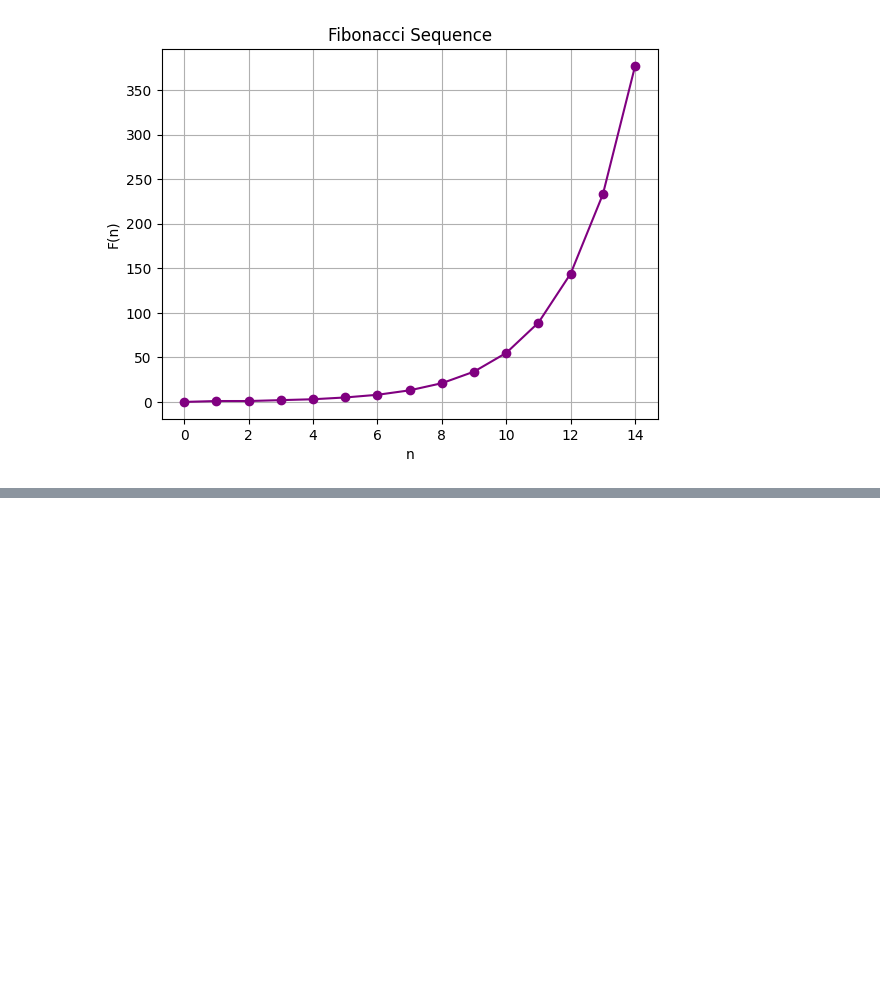
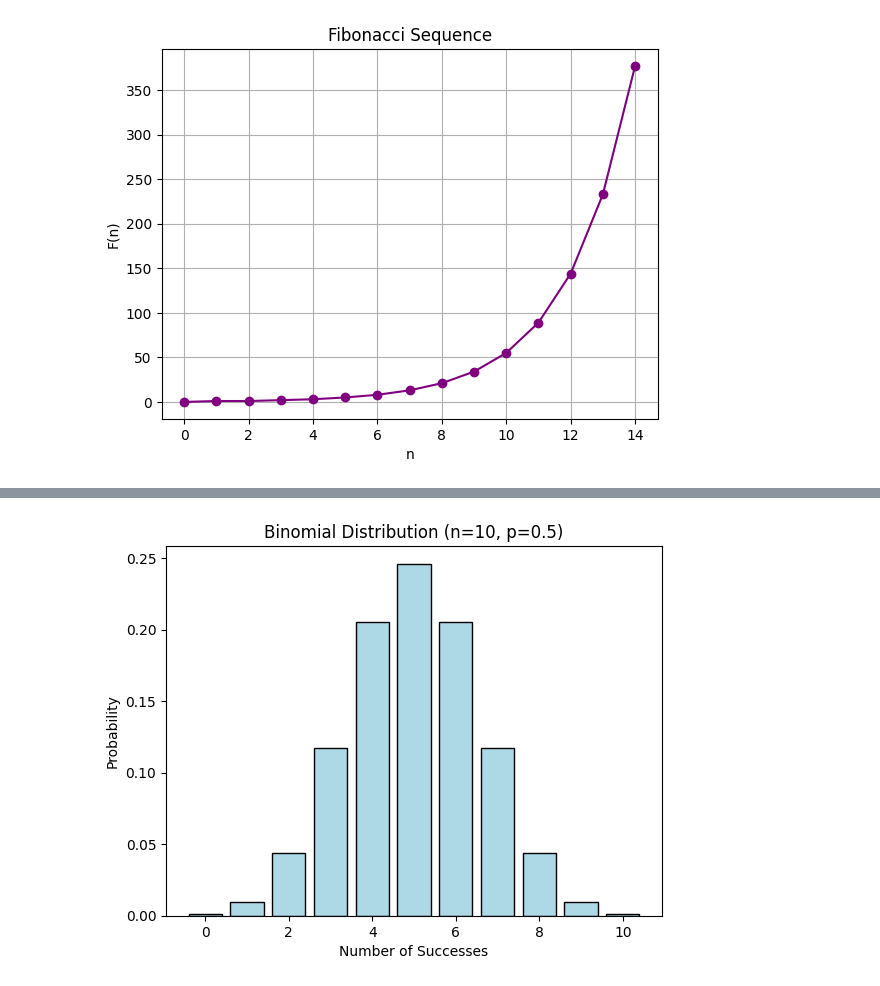
Before and after one commit to rmd360/machinelearningproject, a Jupyter notebook: Maths.ipynb, the cells around one changed output, grey strips where cells are left out. Saved outputs shown, nothing was run; the diff lists cells and outputs as text; code cells hidden in the pictures; blank space fills up the shorter version.

```diff
--- a/Maths.ipynb
+++ b/Maths.ipynb
@@ -794,0 +809,14 @@ plt.show()
+# %%
+from scipy.stats import binom
+
+n, p = 10, 0.5  # 10 trials, 50% success rate
+x = np.arange(0, n+1)
+pmf = binom.pmf(x, n, p)
+
+plt.bar(x, pmf, color='lightblue', edgecolor='black')
+plt.title("Binomial Distribution (n=10, p=0.5)")
+plt.xlabel("Number of Successes")
+plt.ylabel("Probability")
+plt.show()
+# %% [output]
+[figure, added]
```
Also changed, not shown: parts of 1 cell of this notebook.
